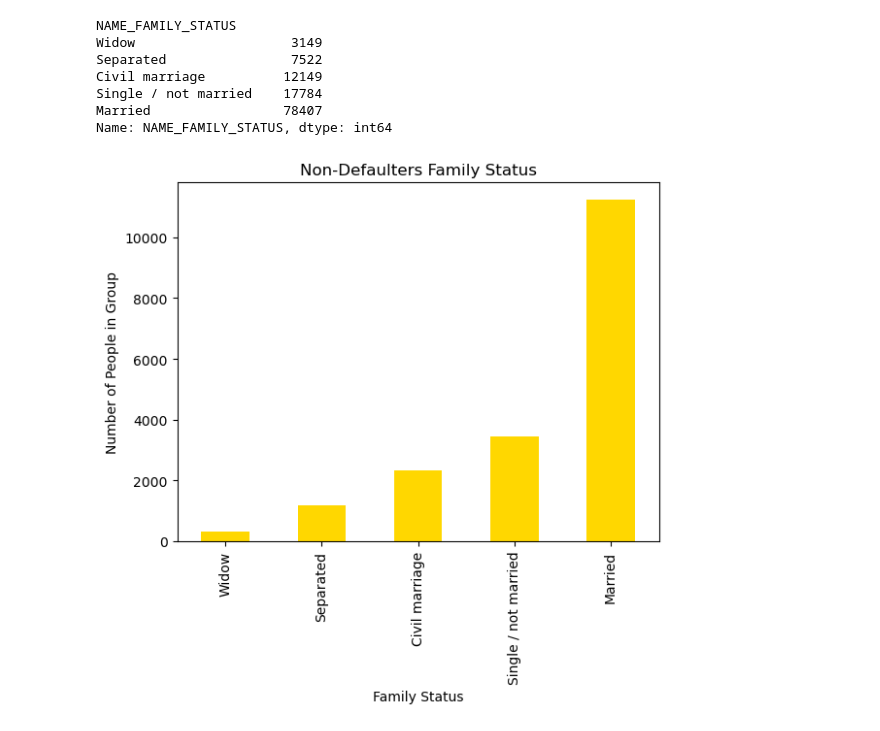
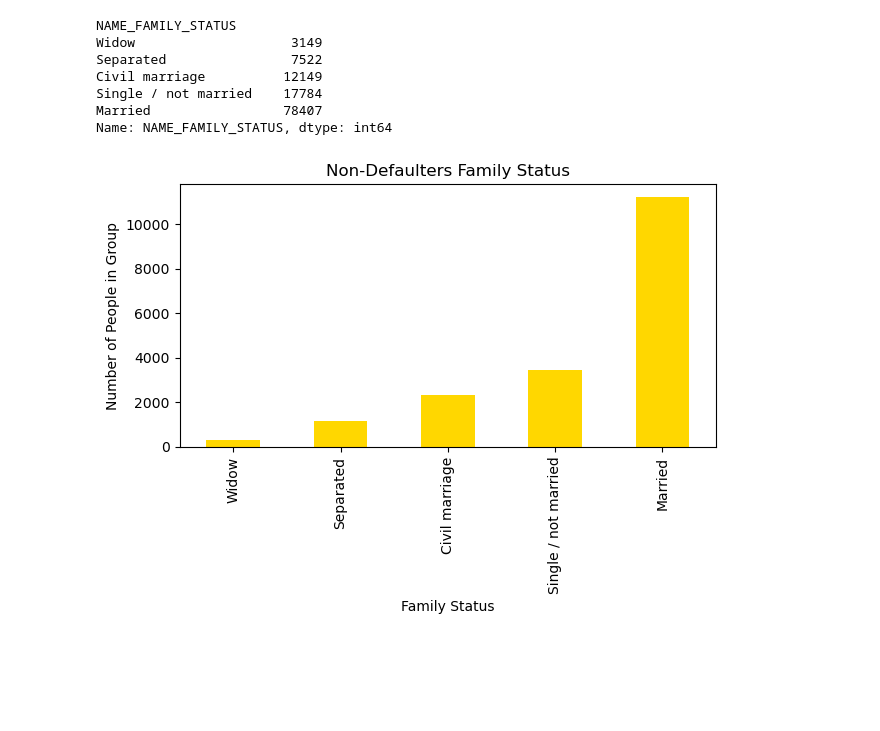
Before and after one commit to rwoodill/credit-card-defaulter-analysis, a Jupyter notebook: main-Rachel.ipynb, the cells around one changed output. Cells and saved outputs as stored; diff of their text form; code cells hidden in the pictures; blank space fills up the shorter version.

```diff
--- a/main-Rachel.ipynb
+++ b/main-Rachel.ipynb
@@ -203,14 +204,15 @@ Name: NAME_FAMILY_STATUS, dtype: int64
 # %%
 # Create bar graph of the family status for defualters
 bar_fam_stat_n = fam_stat_d.plot(kind="bar", color="gold")
 bar_fam_stat_n.set_title("Non-Defaulters Family Status")
 bar_fam_stat_n.set_xlabel("Family Status")
 bar_fam_stat_n.set_ylabel("Number of People in Group")
 # Save Figure for use later
-plt.savefig("output_data\FamilyStatus-NonDefaulters")
+plt.savefig("output_data\FamilyStatus-NonDefaulters", bbox_inches="tight")
+plt.tight_layout()
 plt.show()
 # %% [output]
-[figure, old version]
+[figure, new version]
 # %%
 # API Experimenting
 # https://towardsdatascience.com/how-to-collect-data-from-statistics-canada-using-python-db8a81ce6475
```
Also changed, not shown: parts of 10 cells of this notebook, 3 other files.
